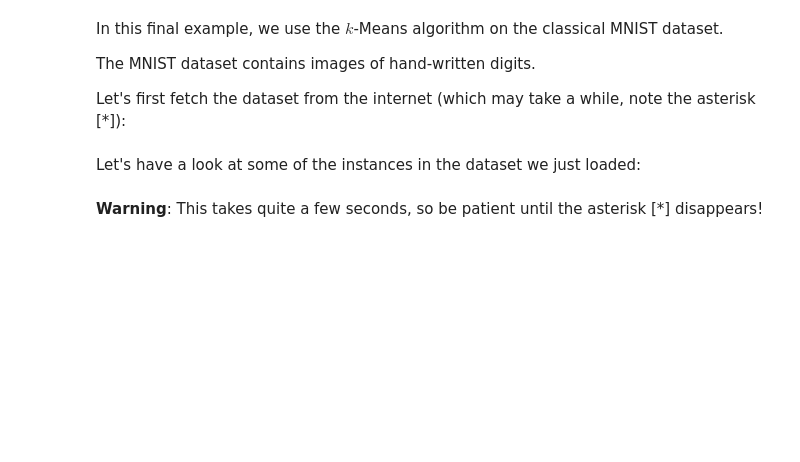
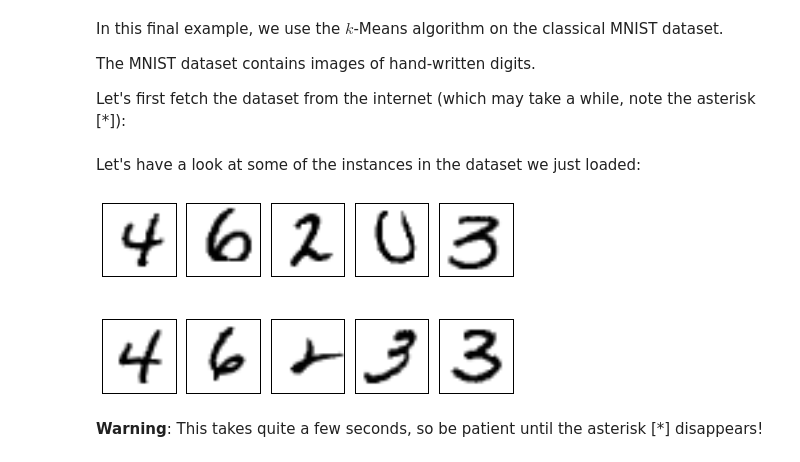
Before and after one commit to temporaer/tutorial_ml_gkbionics, a Jupyter notebook: 2 - KMeans.ipynb, the cells around one changed output. Cells and saved outputs as stored; diff of their text form; code cells hidden in the pictures; blank space fills up the shorter version.

```diff
--- a/2 - KMeans.ipynb
+++ b/2 - KMeans.ipynb
@@ -62,13 +73,15 @@ X_digits = X_digits[-5000:]       # take only the last instances, to shorten run
 # %% [markdown]
 Let's have a look at some of the instances in the dataset we just loaded:
 # %%
-plt.gray() # use black/white palette for plotting
+plt.rc("image", cmap="binary") # use black/white palette for plotting
 for i in xrange(10):
     plt.subplot(2,5,i+1)
     plt.imshow(X_digits[i].reshape(28,28))
     plt.xticks(())
     plt.yticks(())
 plt.tight_layout()
+# %% [output]
+[figure, added]
 # %% [markdown]
 **Warning**: This takes quite a few seconds, so be patient until the asterisk [*] disappears!
 # %%
```
Also changed, not shown: parts of 6 cells of this notebook, 2 other files.
